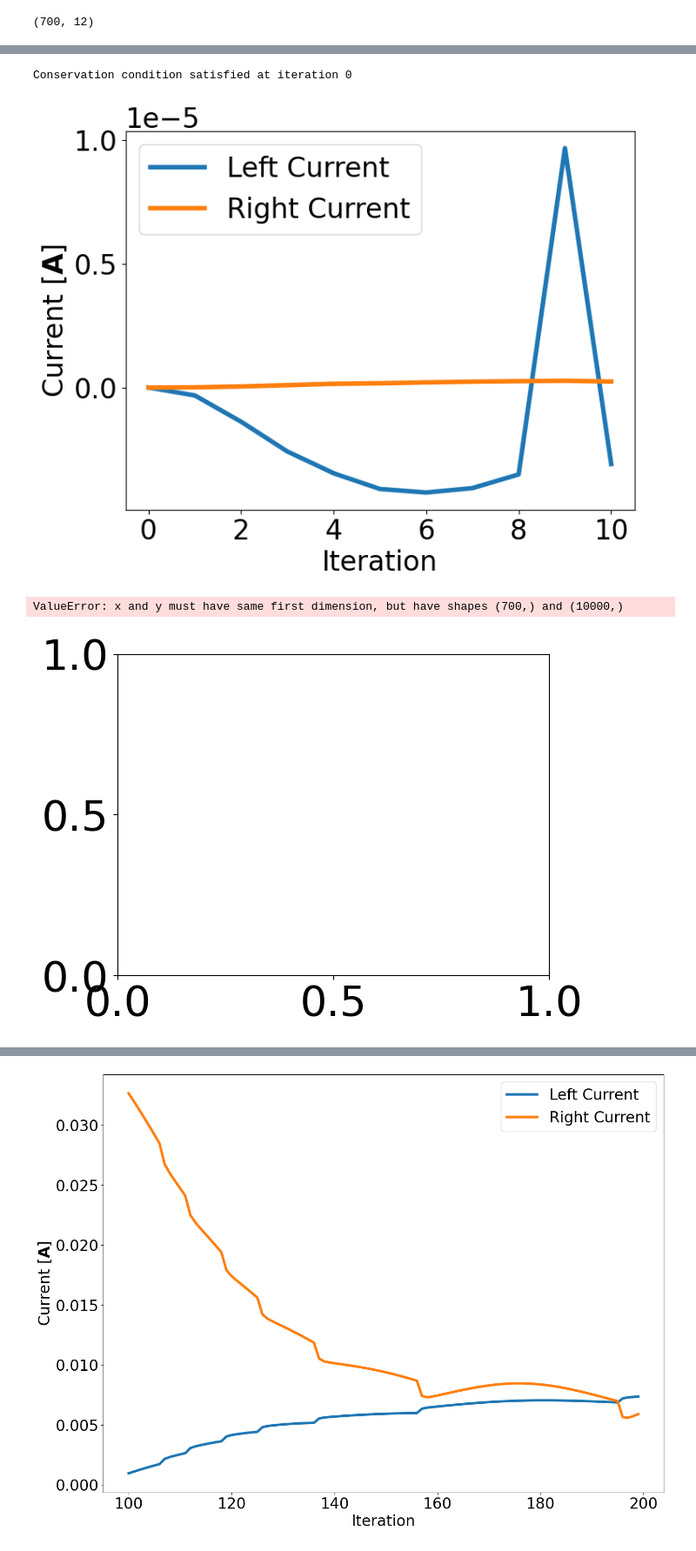
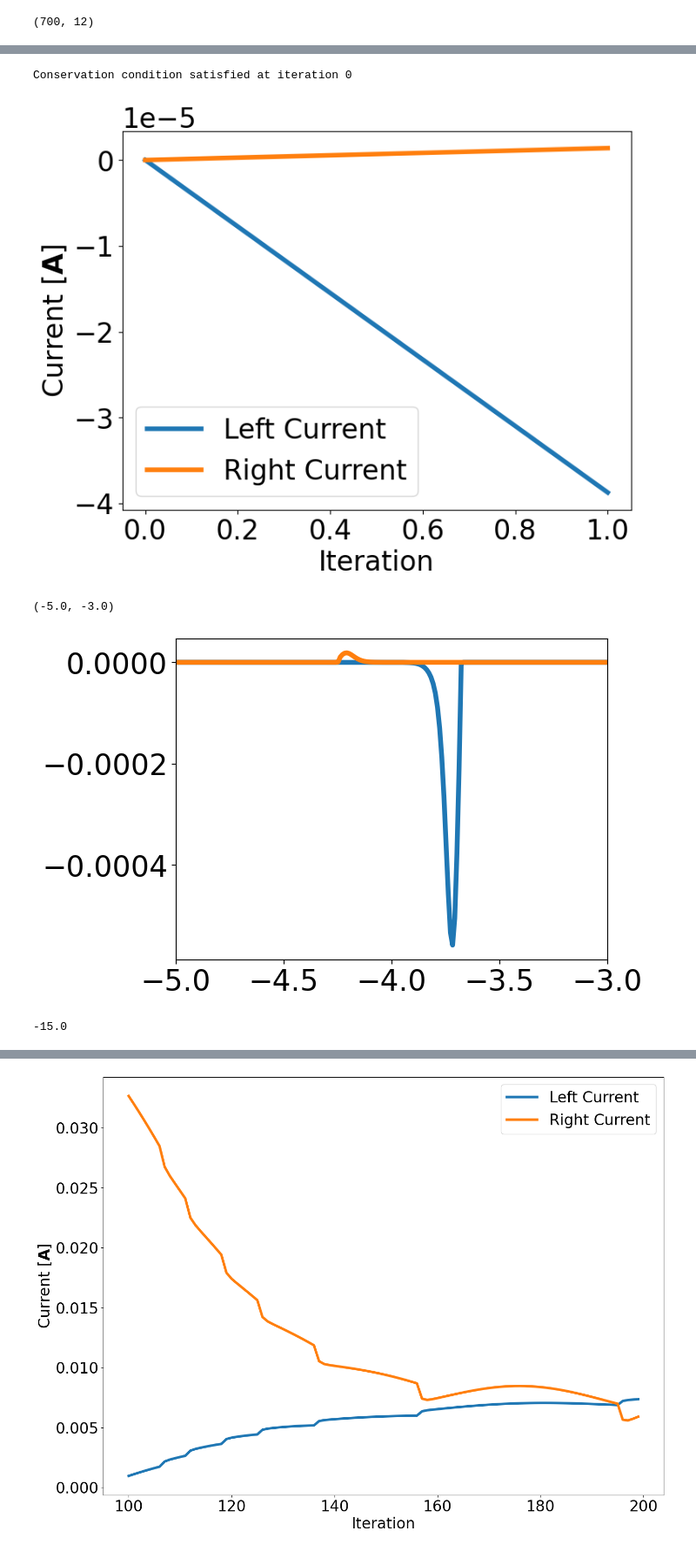
Before and after one commit to Nano-TCAD/QuaTrEx, a Jupyter notebook: quatrex/results/80TFET72/analysis.ipynb, the cells around one changed output, grey strips where cells are left out. Shown: that part at 87% size. Drawn from its saved outputs; the diff is of its cells as text; code cells hidden in the pictures.

```diff
--- a/quatrex/results/80TFET72/analysis.ipynb
+++ b/quatrex/results/80TFET72/analysis.ipynb
@@ -247,7 +247,7 @@ gif.save(frames_ide, 'IDE_0.gif', duration = 3000)
 frames_ide = [plot_idE_gold(199)]
 gif.save(frames_ide, 'IDE_199.gif', duration = 3000)
 # %%
-num_iter = 11
+num_iter = 2
 nblocks = 12
 font = {'weight' : 'normal',
 'size'   : 24}
@@ -281,18 +281,22 @@ plt.show()
 #print("the best converged iteration is ", np.argmin(np.abs(conservation_cond[100:])))
 # %% [output]
 Conservation condition satisfied at iteration 0
-[figure, old version]
+[figure, new version]
 # %%
-iter = 2
+iter = 1
 IDE_temp = np.loadtxt('IDE_' + str(iter) + '.dat').view(complex)
 plt.plot(E, IDE_temp.real[:,0], label = 'Left Current', linewidth = 4)
 # plt.plot(E, IDE_temp.real[:,1], label = 'Left Current', linewidth = 4)
 # plt.plot(E, IDE_temp.real[:,3], label = 'Left Current', linewidth = 4)
 # plt.plot(E, IDE_temp.real[:,5], label = 'Left Current', linewidth = 4)
 # plt.plot(E, IDE_temp.real[:,7], label = 'Left Current', linewidth = 4)
 plt.plot(E, IDE_temp.real[:,-2], label = 'Right Current', linewidth = 4)
 plt.xlim(-5, -3)
 # %% [output]
-ValueError: x and y must have same first dimension, but have shapes (700,) and (10000,)
+(-5.0, -3.0)
-[figure, old version]
+[figure, new version]
+# %%
+np.min(E)
+# %% [output]
+-15.0
 # %%
```
Also changed, not shown: parts of 6 cells of this notebook, 11 other files.
